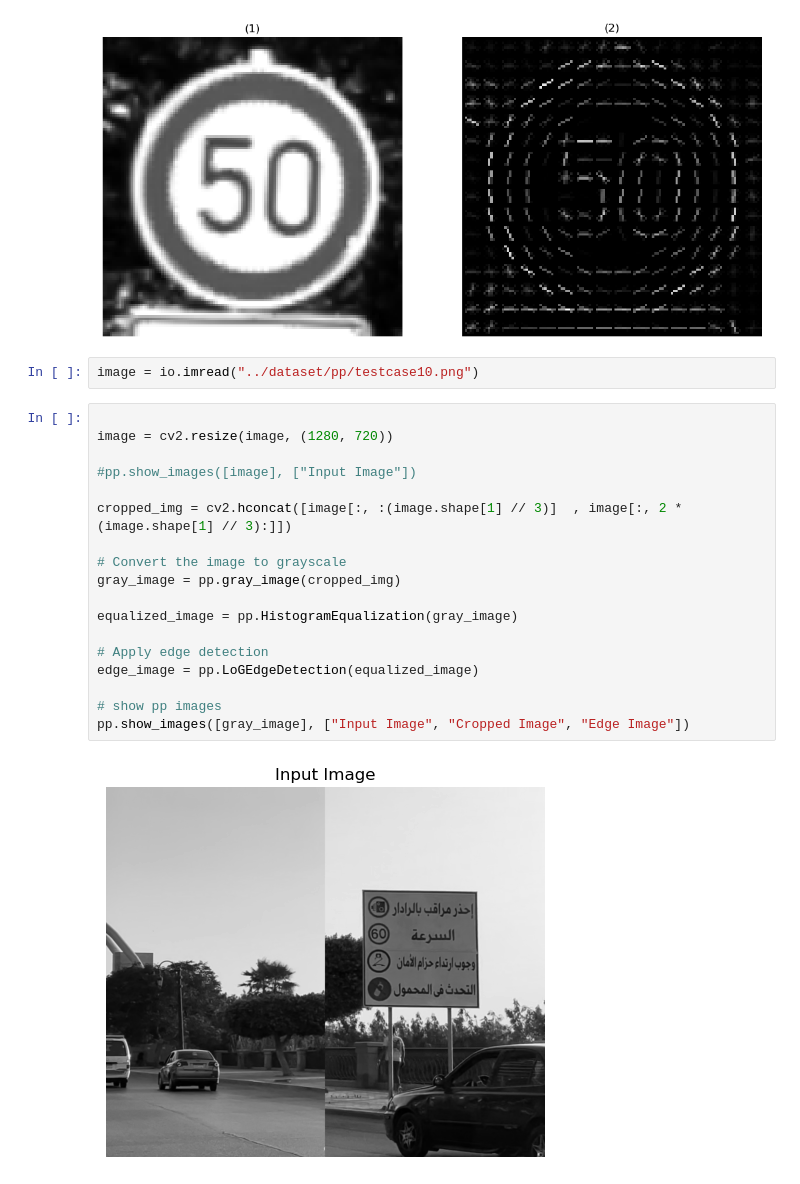
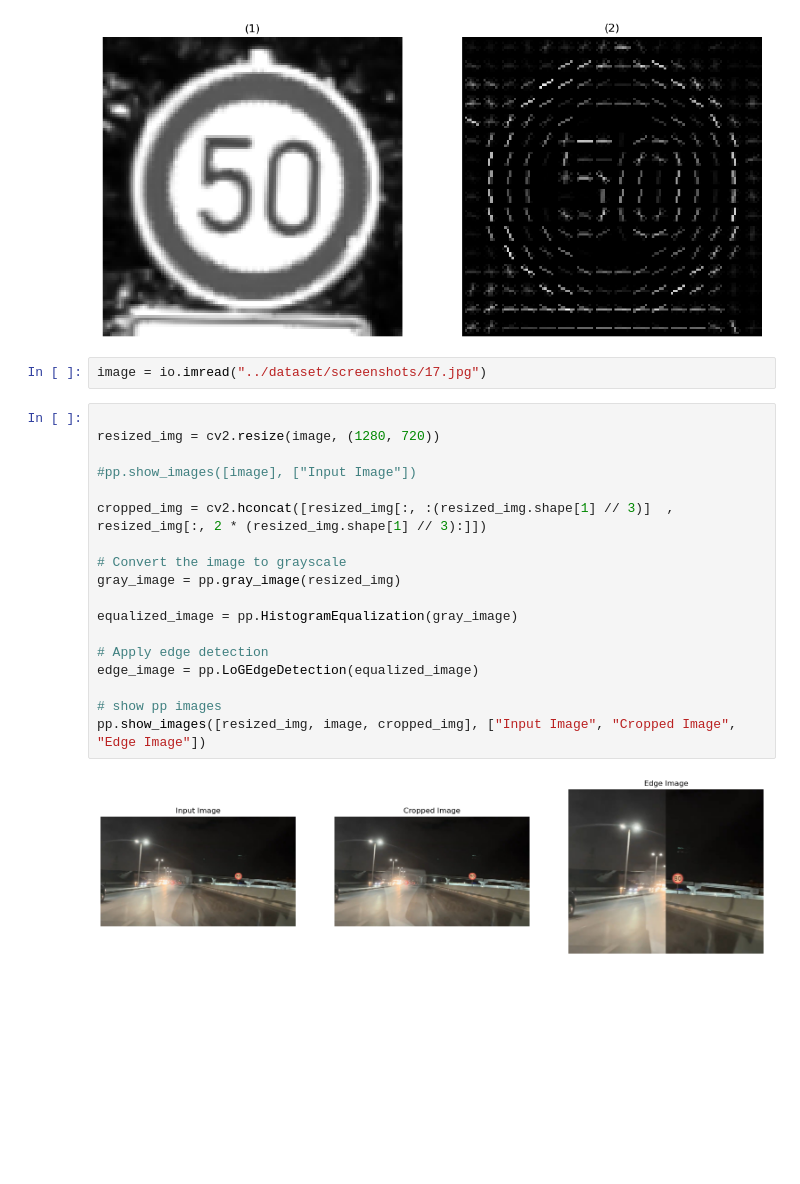
Before and after one commit to ahmedsaad562000/Hdy_3sahn_T3dy, a Jupyter notebook: full_pipeline/main.ipynb, the cells around one changed output. Saved outputs shown, nothing was run; the diff lists cells and outputs as text; blank space fills up the shorter version.

Commit message:
🐛 add resieze image before preprocessing

```diff
--- a/full_pipeline/main.ipynb
+++ b/full_pipeline/main.ipynb
@@ -45,27 +47,27 @@ pp.show_images([gray_image, transformed_hog])
 # %% [output]
 [figure]
 # %%
-image = io.imread("../dataset/pp/testcase10.png")
+image = io.imread("../dataset/screenshots/17.jpg")
 # %%
 
-image = cv2.resize(image, (1280, 720))
+resized_img = cv2.resize(image, (1280, 720))
 
 #pp.show_images([image], ["Input Image"])
 
-cropped_img = cv2.hconcat([image[:, :(image.shape[1] // 3)]  , image[:, 2 * (image.shape[1] // 3):]])
+cropped_img = cv2.hconcat([resized_img[:, :(resized_img.shape[1] // 3)]  , resized_img[:, 2 * (resized_img.shape[1] // 3):]])
 
 # Convert the image to grayscale
-gray_image = pp.gray_image(cropped_img)
+gray_image = pp.gray_image(resized_img)
 
 equalized_image = pp.HistogramEqualization(gray_image)
 
 # Apply edge detection
 edge_image = pp.LoGEdgeDetection(equalized_image)
 
 # show pp images
-pp.show_images([gray_image], ["Input Image", "Cropped Image", "Edge Image"])
+pp.show_images([resized_img, image, cropped_img], ["Input Image", "Cropped Image", "Edge Image"])
 # %% [output]
-[figure, old version]
+[figure, new version]
 # %%
 
 # Extract ROIs
```
Also changed, not shown: parts of 5 cells of this notebook, 1 other file.
